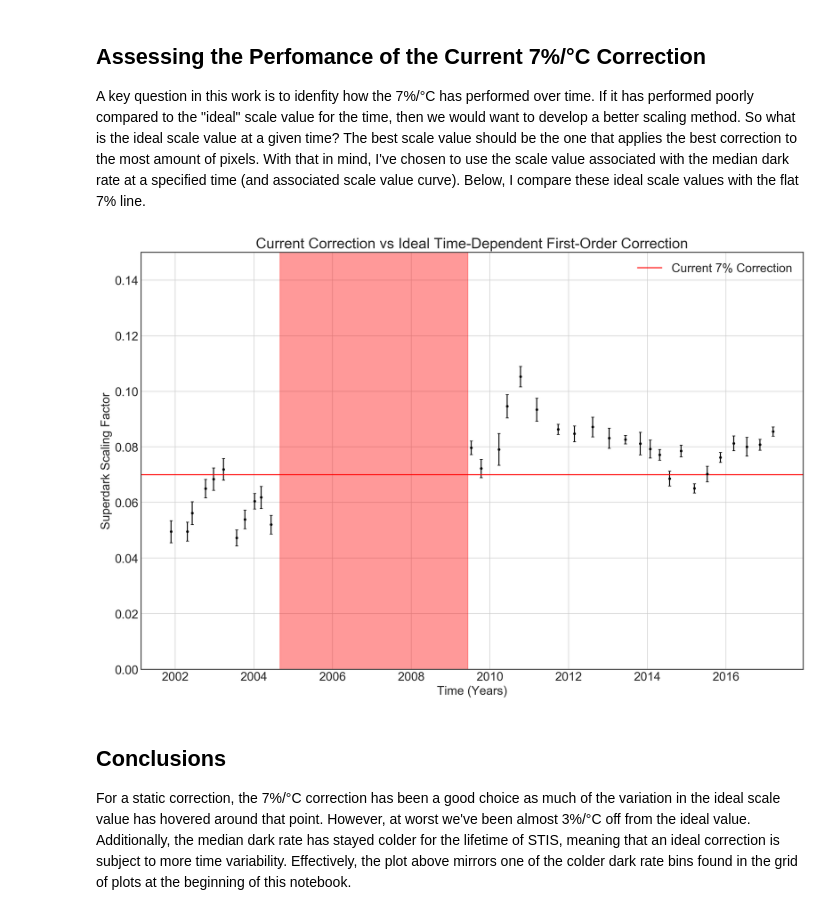
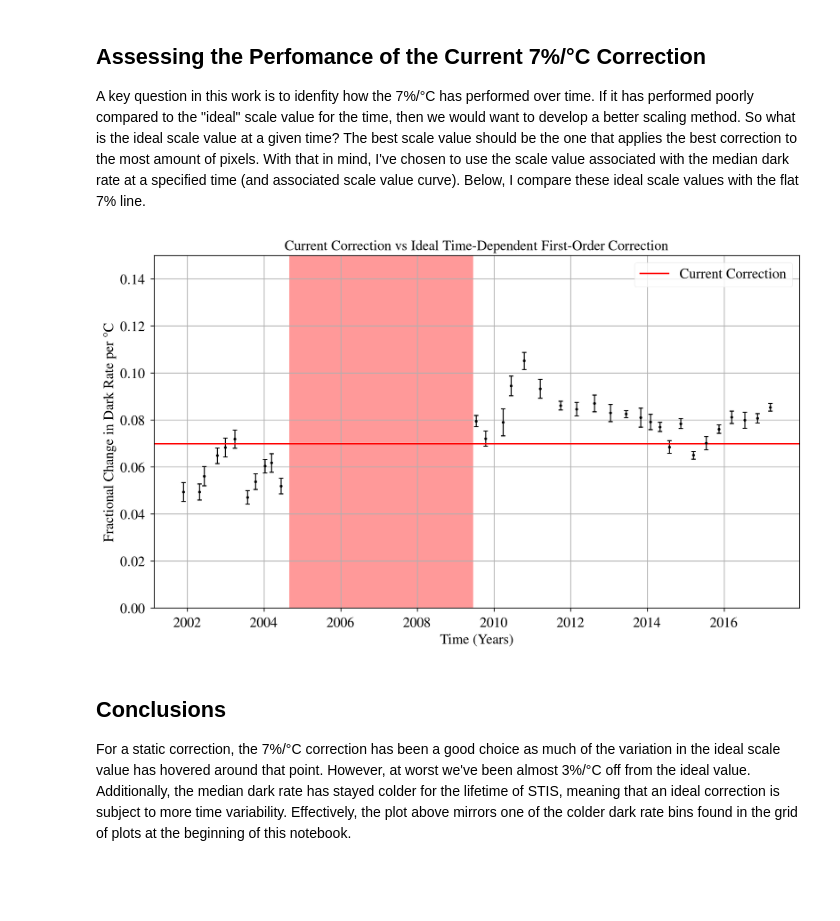
Before and after one commit to dougbrn/STIS-TV, a Jupyter notebook: darkrate_results.ipynb, the cells around one changed output. Cells and saved outputs as stored; diff of their text form; code cells hidden in the pictures; blank space fills up the shorter version.

```diff
--- a/darkrate_results.ipynb
+++ b/darkrate_results.ipynb
@@ -9,8 +9,10 @@ from astropy.io import fits
 import matplotlib as mpl
 from scipy import interpolate
 
-plt.style.use('seaborn-white')
-mpl.rcParams.update({'font.size': 18})
+plt.style.use('seaborn-paper')
+mpl.rcParams.update({'font.size': 14})
+font_size = 12
+plt.rcParams["font.family"] = "Times New Roman"
 # %% [markdown]
 # STIS Temperature Sensitivity in Time
 
@@ -148,7 +159,7 @@ mid_stamps = [np.mean(time) for time in split_stamps]
 medrates = [np.mean(rate) for rate in postSM4_medrates]
 
 #Plot pair average scale value curves on top of each other
-fig,ax = plt.subplots(figsize=(15,10))
+fig,ax = plt.subplots(figsize=(10,6))
 fig.dpi=200
 ratespace = np.linspace(-2.5,1,15)
 color_idx = np.linspace(0, 1, 10)
@@ -162,10 +173,15 @@ for i,rate,err,stamp,med in zip(color_idx,avg_rates,avg_errs,mid_stamps,medrates
     median_rate = 0.0009*(stamp-2010)+0.0125
     #ax.axvline(med, color = plt.cm.cool(i),alpha=0.5)
 
-ax.legend(loc=1)
+ax.legend(loc=1,fontsize=font_size+2)
 ax.grid(True)
 ax.set_xlabel(r"Log Dark Rate ($e^-$/ s)")
-ax.set_ylabel(r"Fractional Change in Dark Rate per $\degree$C")
-ax.set_title("Post-SM4 Dark Rate Dependence over Time")
+ax.set_ylabel(r"Fractional Change in Dark Rate per \textdegree C")
+ax.set_title("Post-SMOV4 Dark Rate Dependence over Time")
+for item in ([ax.title, ax.xaxis.label, ax.yaxis.label] +
+             ax.get_xticklabels() + ax.get_yticklabels()):
+        item.set_fontsize(font_size+2)
 plt.tight_layout()
+
+plt.savefig("smov4_curve_paper.png")
 # %% [output]
@@ -178,40 +194,43 @@ A key question in this work is to idenfity how the 7%/&deg;C has performed over
 # Grab all time stamps, scale values (and errors) and median dark rates
 all_stamps = np.array(dt_stamps)
 all_time_rates = np.array(region_rates).T
 all_time_rate_errs = np.array(region_errs).T
 all_medrates = np.array(tsorted_rates)
 ratespace = np.linspace(-2.5,1,15)
 
 # Find scale value of the median dark rate for each time stamp, the "ideal" scale values
 med_rates = []
 med_errs = []
 for stamp,rate,err,med in zip(all_stamps,all_time_rates,all_time_rate_errs,all_medrates):
     #z=np.polyfit(ratespace,rate,6) # Approximate scale value curve with a 6th order polynomial
     #f = np.poly1d(z)
     f = interpolate.interp1d(ratespace,rate)
     e = interpolate.interp1d(ratespace,err)
     med_rate = f(med) # Calculate scale value at the median dark rate
     med_err = e(med)
     med_rates.append(med_rate)
     med_errs.append(med_err)
 
 #Plot ideal scale values against 7% correction
-fig,ax = plt.subplots(figsize=(15,10))
+fig,ax = plt.subplots(figsize=(10,6))
 fig.dpi=200
-ax.errorbar(all_stamps,med_rates,med_errs,fmt = '.', color='k',capsize=2)
+ax.errorbar(all_stamps,med_rates,med_errs,fmt = '.', color='k',capsize=2, capthick = 1, elinewidth=1)
 ax.set_title("Current Correction vs Ideal Time-Dependent First-Order Correction")
 ax.set_xlabel("Time (Years)")
-ax.set_ylabel("Superdark Scaling Factor")
+ax.set_ylabel(r"Fractional Change in Dark Rate per \textdegree C")
 ax.set_ylim(0,0.15)
 ax.fill_between([2004.66,2009.44],0,1,alpha=0.4,color='r')
 ax.tick_params(axis='x',which='minor',bottom='off')
 ax.grid()
-ax.axhline(0.07,color='r',label='Current 7% Correction')
+ax.axhline(0.07,color='r',label='Current Correction')
+for item in ([ax.title, ax.xaxis.label, ax.yaxis.label] +
+             ax.get_xticklabels() + ax.get_yticklabels()):
+        item.set_fontsize(font_size+2)
 plt.tight_layout()
-plt.legend()
-plt.savefig("plots/firstorder_perf.png")
+ax.legend(fontsize=font_size+2)
+plt.savefig("plots/firstorder_perf_paper.png")
 # %% [output]
-[figure, old version]
+[figure, new version]
 # %% [markdown]
 ## Conclusions
 
```
Also changed, not shown: parts of 3 cells of this notebook, 48 other files.
